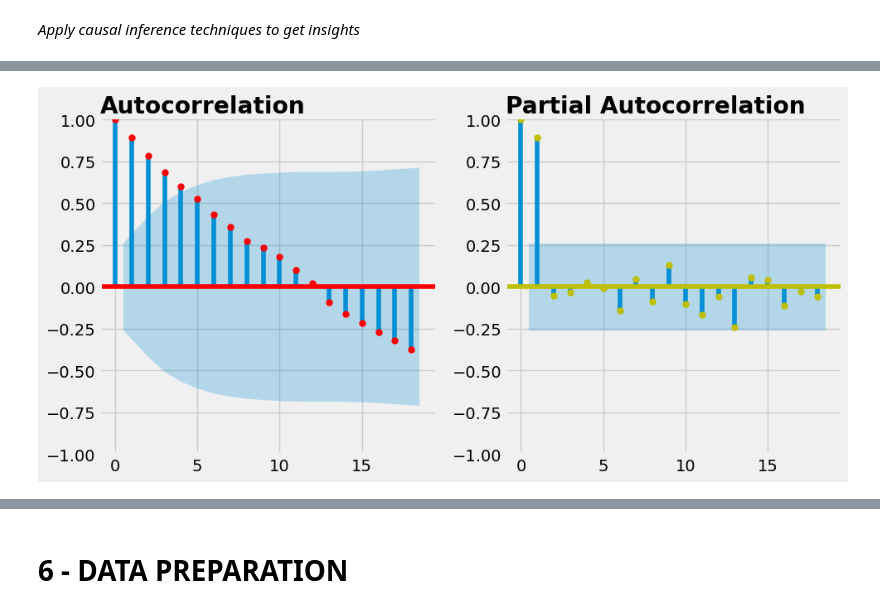
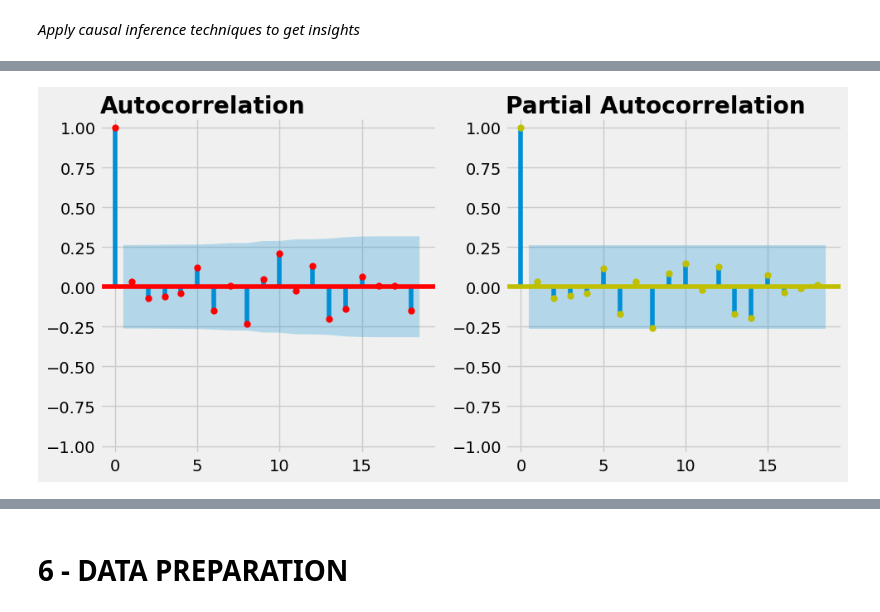
Before and after one commit to OmdenaAI/sao-paulo-chapter-passenger-demand, a Jupyter notebook: src/tasks/task_3_model_training_validation/ds_gustavo_cunha/0.0_gustavo-cunha_first_iteration.ipynb, the cells around one changed output, grey strips where cells are left out. Saved outputs shown, nothing was run; the diff lists cells and outputs as text; code cells hidden in the pictures.

```diff
--- a/src/tasks/task_3_model_training_validation/ds_gustavo_cunha/0.0_gustavo-cunha_first_iteration.ipynb
+++ b/src/tasks/task_3_model_training_validation/ds_gustavo_cunha/0.0_gustavo-cunha_first_iteration.ipynb
@@ -922,0 +1004,29 @@ ADF test for stationarity on feature TOTAL
+# %%
+# filter required cokumns
+df_its_diff = df_eda[["year_month", "total", "line"]]
+
+# aggreagate total_mean per year-month considering the mean as aggregation
+df_its_diff = df_its_diff.groupby(by=["year_month"], as_index=False).agg(
+    total_mean = ("total", "mean")
+)
+
+# reset indet
+df_its_diff = df_its_diff.set_index("year_month", drop=True)
+
+# differentiate time-series
+df_its_diff["total_mean_diff"] = df_its_diff["total_mean"].diff(1)
+# remove NaNs
+df_its_diff = df_its_diff.dropna(how="any", axis="index")
+
+# Additive Decomposition (y = Trend + Seasonal + Residuals)
+result_add = seasonal_decompose(df_its_diff["total_mean_diff"], model='additive', extrapolate_trend = "freq")
+
+# print report about residual
+print(
+    # perform Augmented Dickey Fuller - ADF to check for stationarity
+    # H0: The series is not-stationary
+    f"\nADF test p-value on diff=1: {adfuller(df_its_diff['total_mean_diff'])[1]:.3f}\n"
+)
+
+# plot seasonal decomposition
+result_add.plot();
@@ -923,11 +1036,13 @@ ADF test for stationarity on feature TOTAL
 # %%
 # define plot details
 fig, axs = plt.subplots(nrows=1, ncols=2, figsize=(10, 5), tight_layout=True)
 
 # plot acf and padf
-plot_acf(df_its['total'], c="r", zero=True, ax=axs[0])
-plot_pacf(df_its['total'], c="y", zero=True, ax=axs[1])
+plot_acf(df_its_diff['total_mean_diff'], c="r", zero=True, ax=axs[0])
+plot_pacf(df_its_diff['total_mean_diff'], c="y", zero=True, ax=axs[1])
 # plot details
+axs[0].set_ylim(-1.05, 1.05)
+axs[1].set_ylim(-1.05, 1.05)
 plt.show()
 # %% [output]
-[figure, old version]
+[figure, new version]
```
Also changed, not shown: parts of 42 cells of this notebook.
